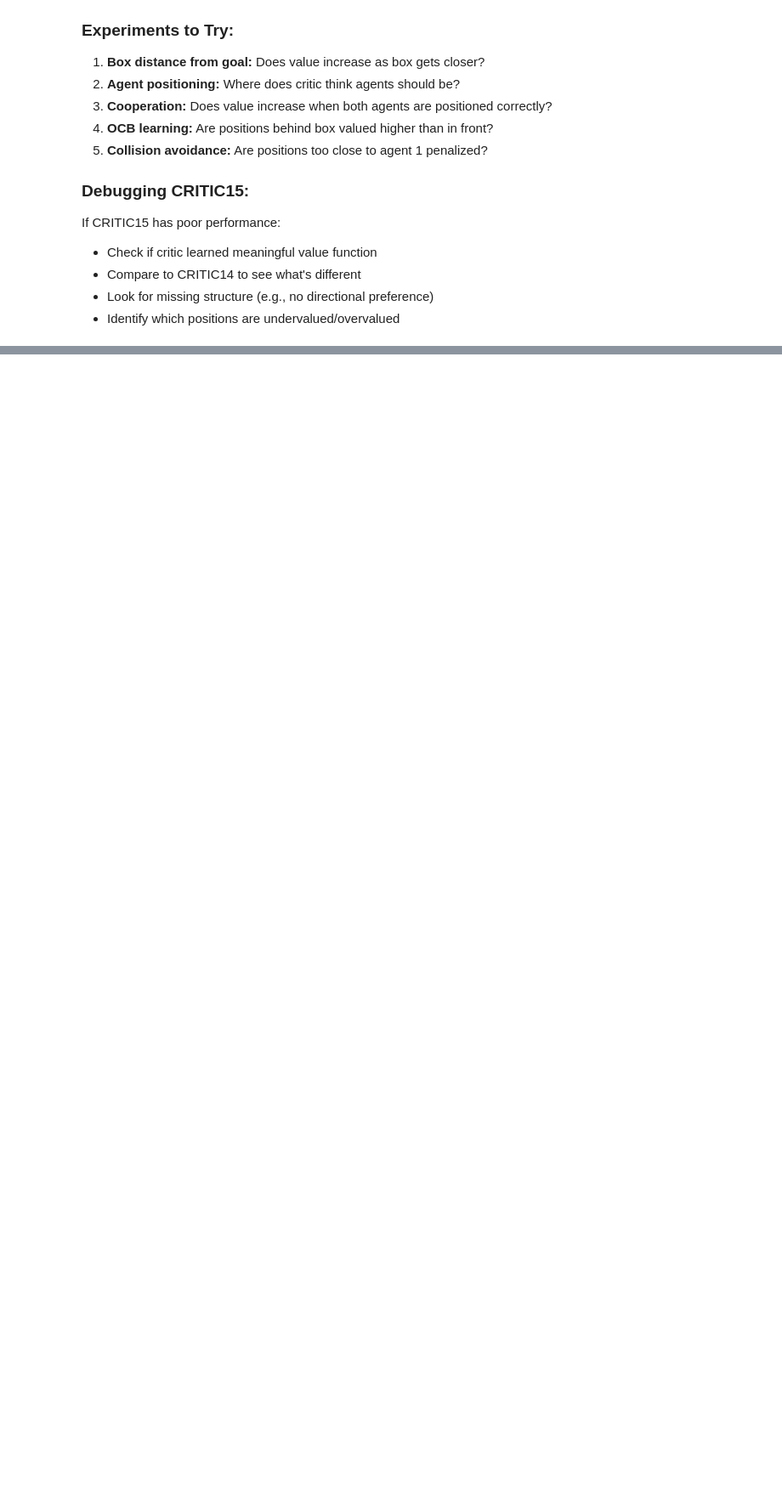
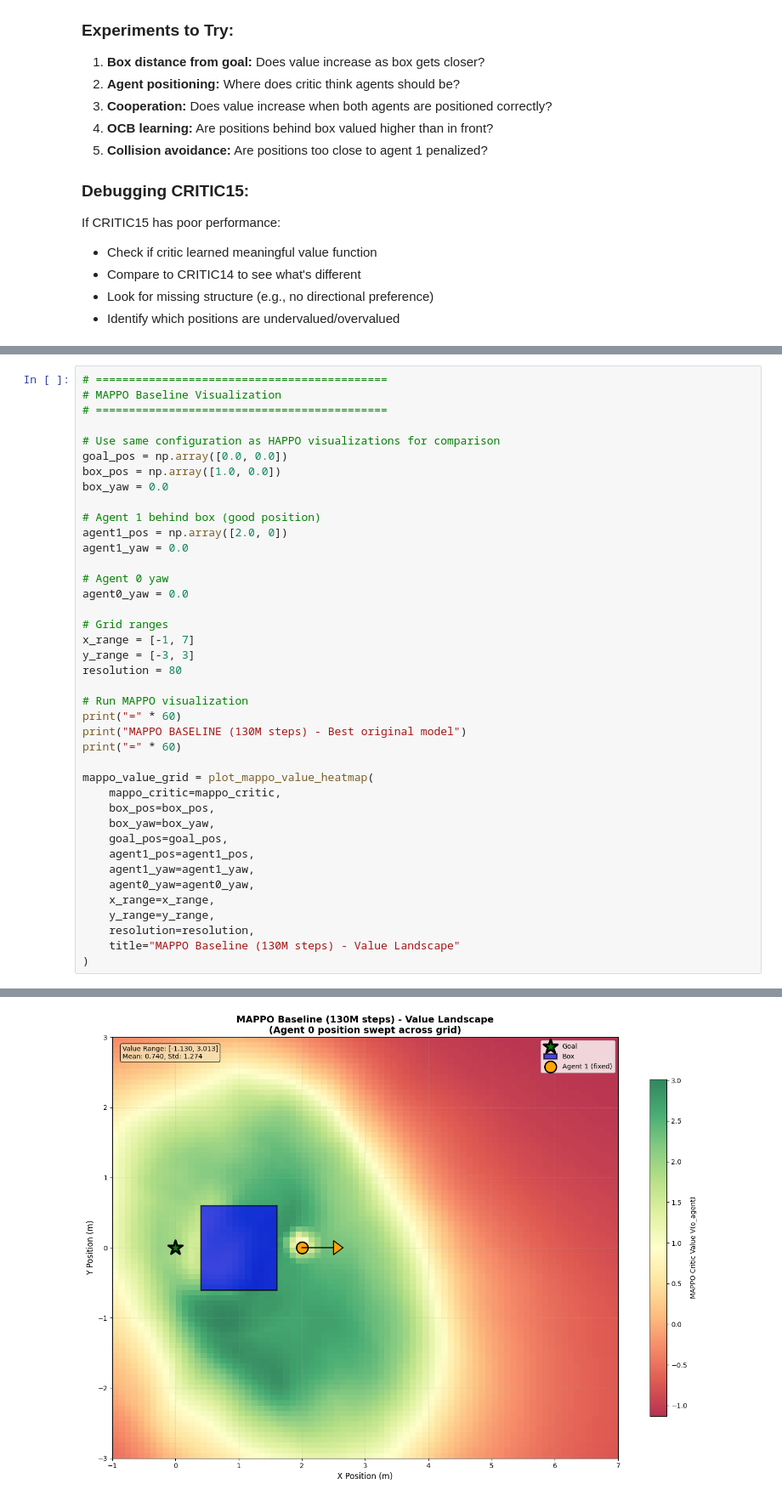
Before and after one commit to alexei-erm/heterogeneous-MAPush, a Jupyter notebook: notebooks/visualize_critic_values.ipynb, the cells around one changed output, grey strips where cells are left out. Shown at 85% size. Drawn from its saved outputs; the diff is of its cells as text; blank space fills up the shorter version.

```diff
--- a/notebooks/visualize_critic_values.ipynb
+++ b/notebooks/visualize_critic_values.ipynb
@@ -701,0 +1016,41 @@ If CRITIC15 has poor performance:
+# %%
+# ============================================
+# MAPPO Baseline Visualization
+# ============================================
+
+# Use same configuration as HAPPO visualizations for comparison
+goal_pos = np.array([0.0, 0.0])
+box_pos = np.array([1.0, 0.0])
+box_yaw = 0.0
+
+# Agent 1 behind box (good position)
+agent1_pos = np.array([2.0, 0])
+agent1_yaw = 0.0
+
+# Agent 0 yaw
+agent0_yaw = 0.0
+
+# Grid ranges
+x_range = [-1, 7]
+y_range = [-3, 3]
+resolution = 80
+
+# Run MAPPO visualization
+print("=" * 60)
+print("MAPPO BASELINE (130M steps) - Best original model")
+print("=" * 60)
+
+mappo_value_grid = plot_mappo_value_heatmap(
+    mappo_critic=mappo_critic,
+    box_pos=box_pos,
+    box_yaw=box_yaw,
+    goal_pos=goal_pos,
+    agent1_pos=agent1_pos,
+    agent1_yaw=agent1_yaw,
+    agent0_yaw=agent0_yaw,
+    x_range=x_range,
+    y_range=y_range,
+    resolution=resolution,
+    title="MAPPO Baseline (130M steps) - Value Landscape"
+)
+# %% [output]
@@ -701,0 +1070 @@ If CRITIC15 has poor performance:
+[figure, added]
```
Also changed, not shown: parts of 14 cells of this notebook, 12 other files.
